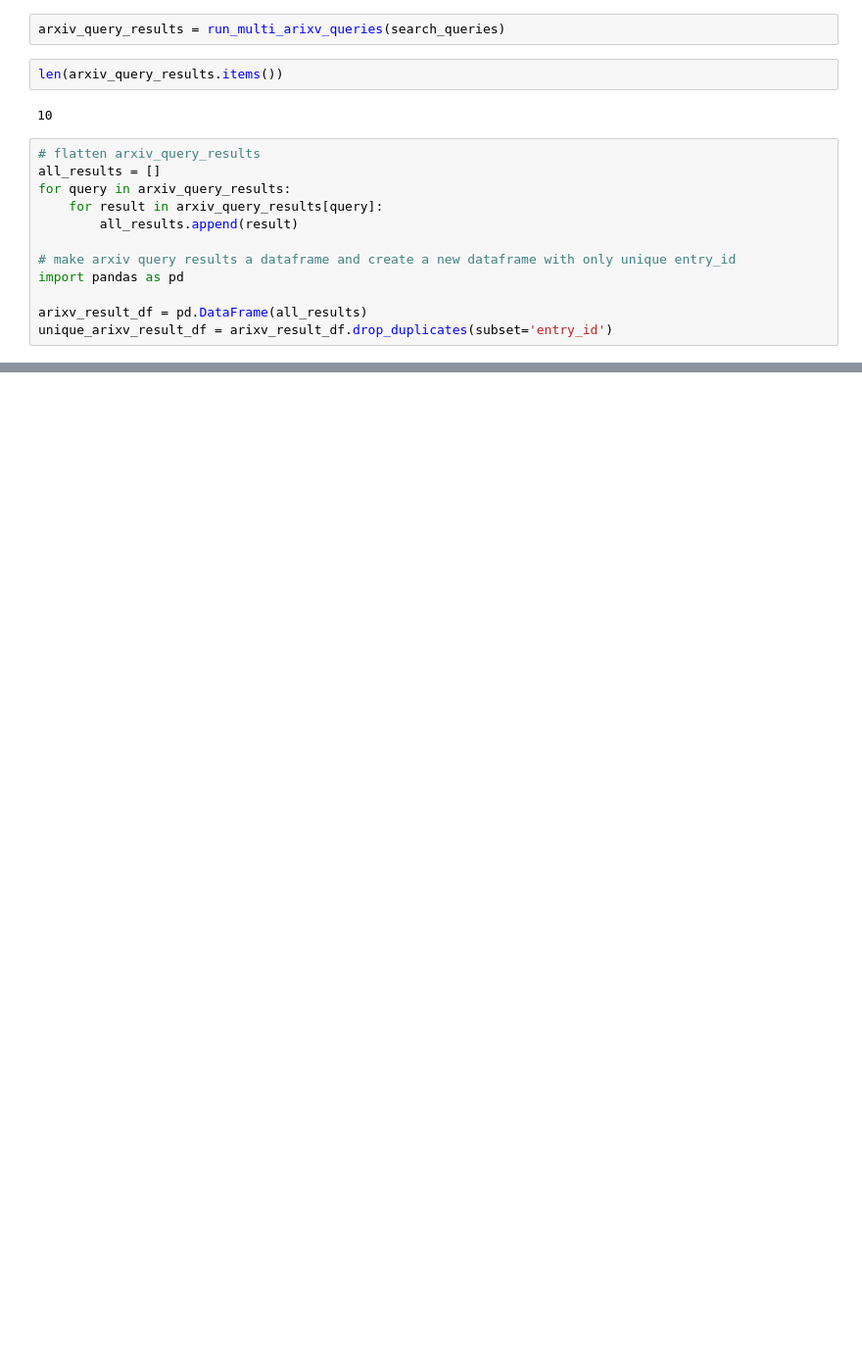
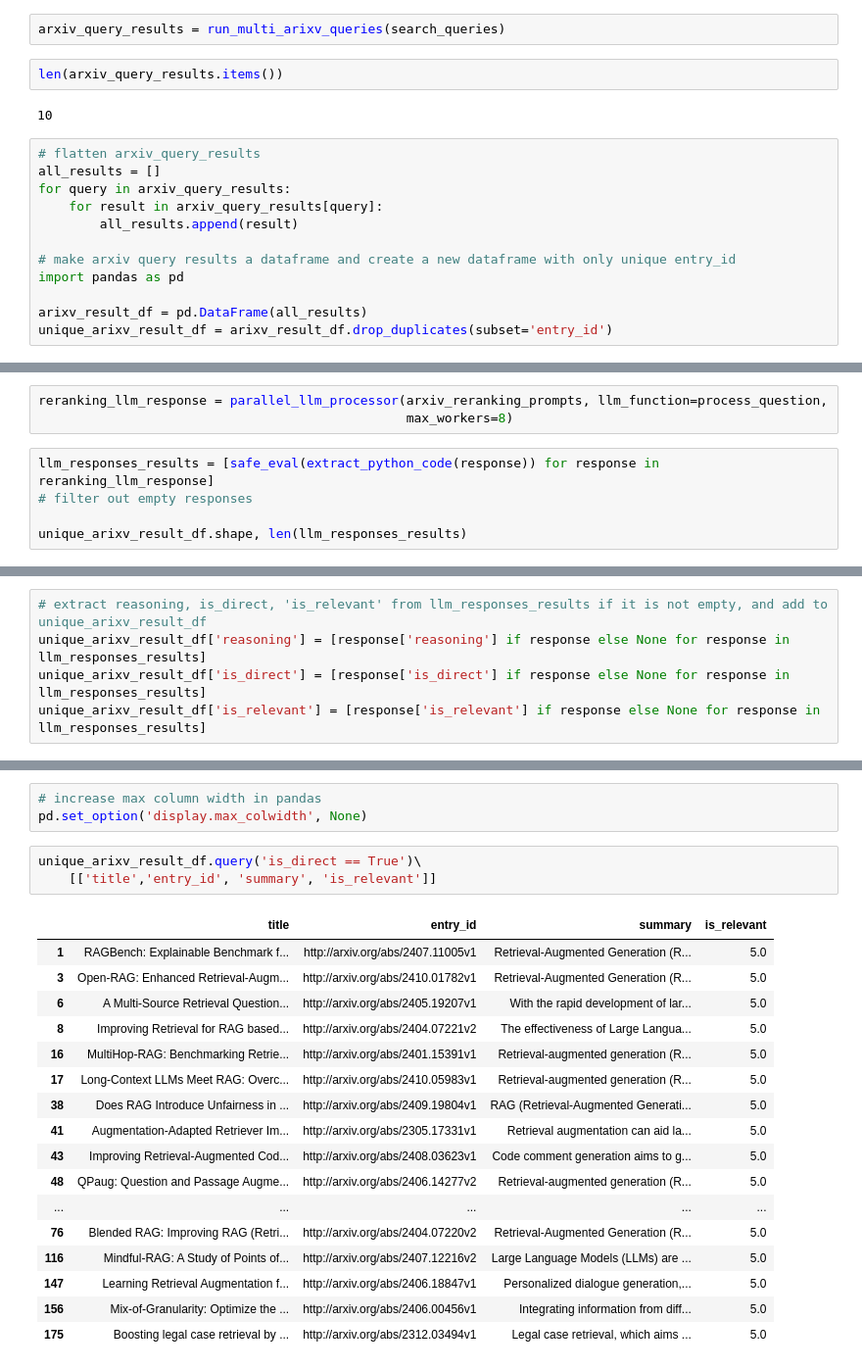
Before and after one commit to shex1627/askharrison, a Jupyter notebook: notebooks/test_arixv_pipline.ipynb, the cells around one changed output, grey strips where cells are left out. Shown: that part at 98% size. Saved outputs shown, nothing was run; the diff lists cells and outputs as text; blank space fills up the shorter version.

Commit message:
adding arxiv search pipeline

```diff
--- a/notebooks/test_arixv_pipline.ipynb
+++ b/notebooks/test_arixv_pipline.ipynb
@@ -60,0 +75,8 @@ arixv_result_df.groupby('entry_id').count().sort_values('title', ascending=False
+# %%
+reranking_llm_response = parallel_llm_processor(arxiv_reranking_prompts, llm_function=process_question,
+                                                max_workers=8)
+# %%
+llm_responses_results = [safe_eval(extract_python_code(response)) for response in reranking_llm_response]
+# filter out empty responses
+
+unique_arixv_result_df.shape, len(llm_responses_results)
@@ -60,0 +85,5 @@ arixv_result_df.groupby('entry_id').count().sort_values('title', ascending=False
+# %%
+# extract reasoning, is_direct, 'is_relevant' from llm_responses_results if it is not empty, and add to unique_arixv_result_df
+unique_arixv_result_df['reasoning'] = [response['reasoning'] if response else None for response in llm_responses_results]
+unique_arixv_result_df['is_direct'] = [response['is_direct'] if response else None for response in llm_responses_results]
+unique_arixv_result_df['is_relevant'] = [response['is_relevant'] if response else None for response in llm_responses_results]
@@ -60,0 +106,24 @@ arixv_result_df.groupby('entry_id').count().sort_values('title', ascending=False
+# %%
+# increase max column width in pandas
+pd.set_option('display.max_colwidth', None)
+# %%
+unique_arixv_result_df.query('is_direct == True')\
+    [['title','entry_id', 'summary', 'is_relevant']]
+# %% [output]
+|  | title | entry_id | summary | is_relevant |
+| 1 | RAGBench: Explainable Benchmark f... | http://arxiv.org/abs/2407.11005v1 | Retrieval-Augmented Generation (R... | 5.0 |
+| 3 | Open-RAG: Enhanced Retrieval-Augm... | http://arxiv.org/abs/2410.01782v1 | Retrieval-Augmented Generation (R... | 5.0 |
+| 6 | A Multi-Source Retrieval Question... | http://arxiv.org/abs/2405.19207v1 | With the rapid development of lar... | 5.0 |
+| 8 | Improving Retrieval for RAG based... | http://arxiv.org/abs/2404.07221v2 | The effectiveness of Large Langua... | 5.0 |
+| 16 | MultiHop-RAG: Benchmarking Retrie... | http://arxiv.org/abs/2401.15391v1 | Retrieval-augmented generation (R... | 5.0 |
+| 17 | Long-Context LLMs Meet RAG: Overc... | http://arxiv.org/abs/2410.05983v1 | Retrieval-augmented generation (R... | 5.0 |
+| 38 | Does RAG Introduce Unfairness in ... | http://arxiv.org/abs/2409.19804v1 | RAG (Retrieval-Augmented Generati... | 5.0 |
+| 41 | Augmentation-Adapted Retriever Im... | http://arxiv.org/abs/2305.17331v1 | Retrieval augmentation can aid la... | 5.0 |
+| 43 | Improving Retrieval-Augmented Cod... | http://arxiv.org/abs/2408.03623v1 | Code comment generation aims to g... | 5.0 |
+| 48 | QPaug: Question and Passage Augme... | http://arxiv.org/abs/2406.14277v2 | Retrieval-augmented generation (R... | 5.0 |
+| ... | ... | ... | ... | ... |
+| 76 | Blended RAG: Improving RAG (Retri... | http://arxiv.org/abs/2404.07220v2 | Retrieval-Augmented Generation (R... | 5.0 |
+| 116 | Mindful-RAG: A Study of Points of... | http://arxiv.org/abs/2407.12216v2 | Large Language Models (LLMs) are ... | 5.0 |
+| 147 | Learning Retrieval Augmentation f... | http://arxiv.org/abs/2406.18847v1 | Personalized dialogue generation,... | 5.0 |
+| 156 | Mix-of-Granularity: Optimize the ... | http://arxiv.org/abs/2406.00456v1 | Integrating information from diff... | 5.0 |
+| 175 | Boosting legal case retrieval by ... | http://arxiv.org/abs/2312.03494v1 | Legal case retrieval, which aims ... | 5.0 |
```
Also changed, not shown: parts of 9 cells of this notebook.
